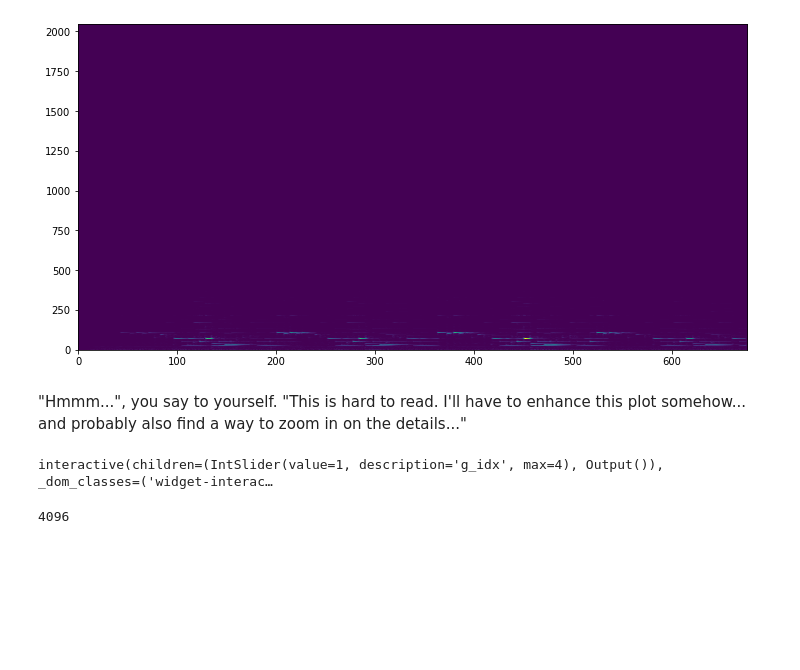
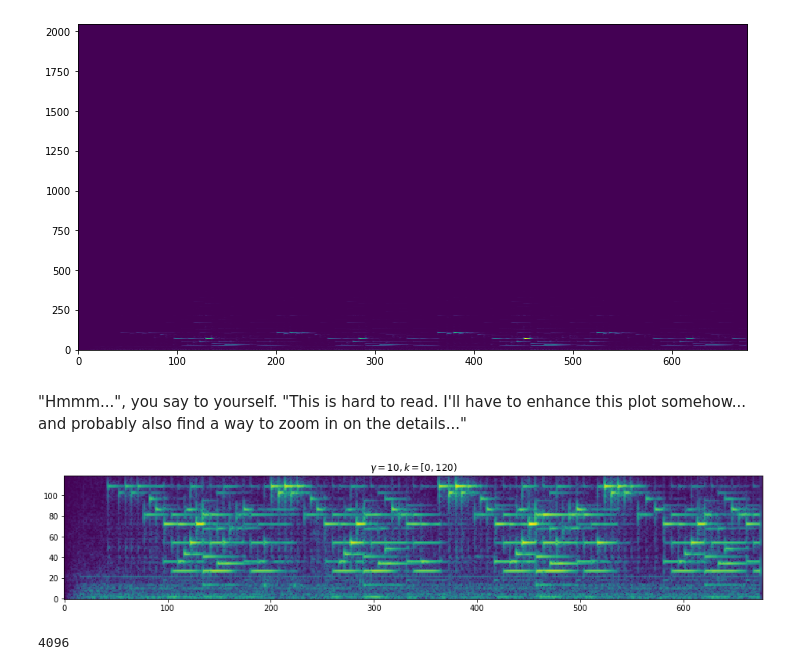
Before and after one commit to jmftrindade/digital_music_processing, a Jupyter notebook: 3_fourier/pset3.ipynb, the cells around one changed output. Cells and saved outputs as stored; diff of their text form; code cells hidden in the pictures; blank space fills up the shorter version.

```diff
--- a/3_fourier/pset3.ipynb
+++ b/3_fourier/pset3.ipynb
@@ -476,17 +476,26 @@ plt.imshow(spec, origin='lower', aspect='auto');
 "Hmmm...", you say to yourself. "This is hard to read. I'll have to enhance this plot somehow... and probably also find a way to zoom in on the details..."
 # %%
 # from unit 3 class notes (fourier 2)
-@interact(g_idx=(0,4))
-def spec_gamma(g_idx=1):
-    gamma = (1,10,100,1000,10000)[g_idx]
-    plt.figure(figsize=(16, 3))
-    # zoomed in on the bin freqs with highest energy
-    plt.imshow(np.log10(1 + spec * gamma)[:120:], origin='lower')
-    #plt.colorbar()
-    plt.title(f'$\gamma = {gamma}, k = [0,120)$')
-    plt.show()
+# @interact(g_idx=(0,4))
+# def spec_gamma(g_idx=1):
+#     gamma = (1,10,100,1000,10000)[g_idx]
+#     plt.figure(figsize=(16, 3))
+#     # zoomed in on the bin freqs with highest energy
+#     plt.imshow(np.log10(1 + spec * gamma)[:120:], origin='lower')
+#     #plt.colorbar()
+#     plt.title(f'$\gamma = {gamma}, k = [0,120)$')
+#     plt.show()
+
+# best performing gamma from selection above
+gamma = 10
+plt.figure(figsize=(16, 3))
+# zoomed in on the bin freqs with highest energy
+plt.imshow(np.log10(1 + spec * gamma)[:120:], origin='lower')
+#plt.colorbar()
+plt.title(f'$\gamma = {gamma}, k = [0,120)$')
+plt.show()
 # %% [output]
-interactive(children=(IntSlider(value=1, description='g_idx', max=4), Output()), _dom_classes=('widget-interac…
+[figure, added]
 # %%
 # calculations to find N, the fft length used to create the STFT
 k = spec.shape[0]
```
